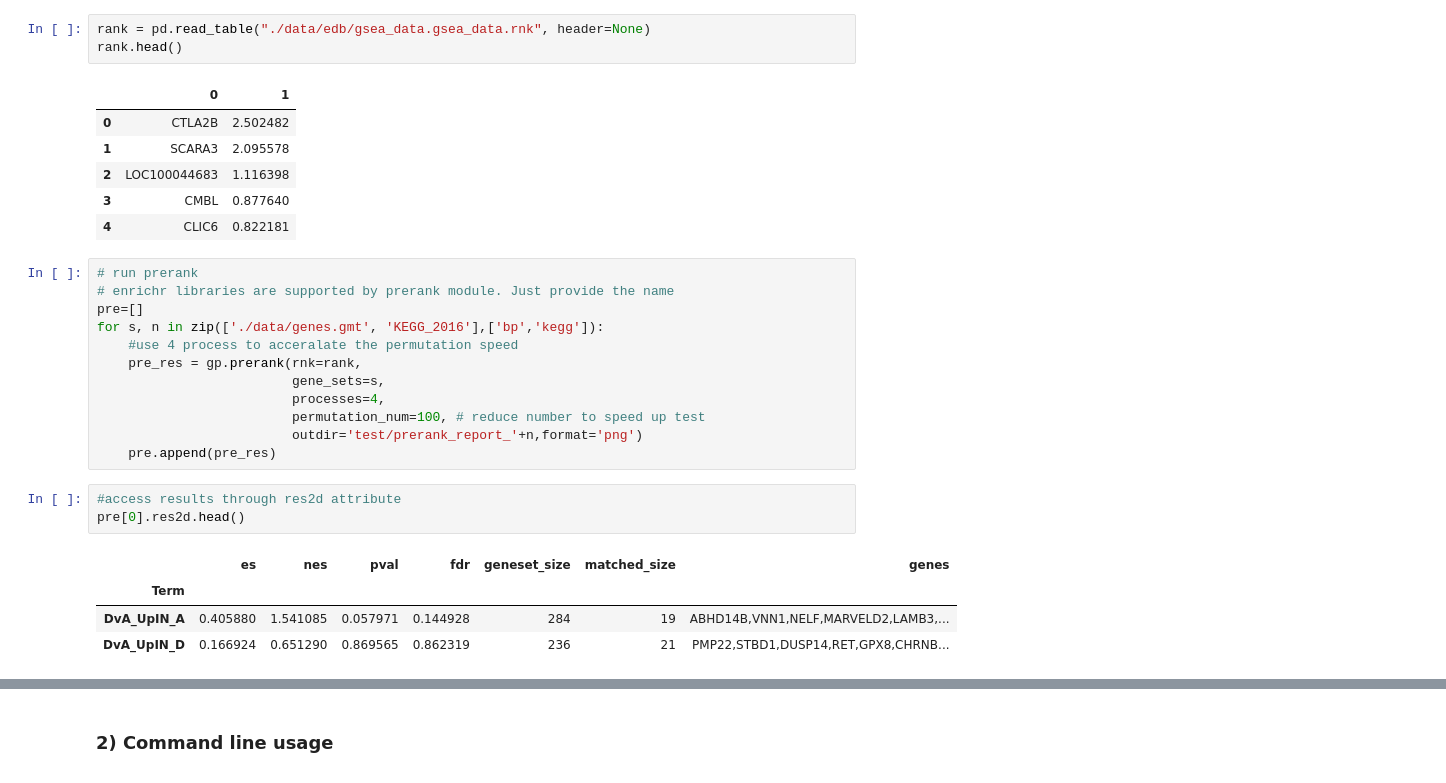
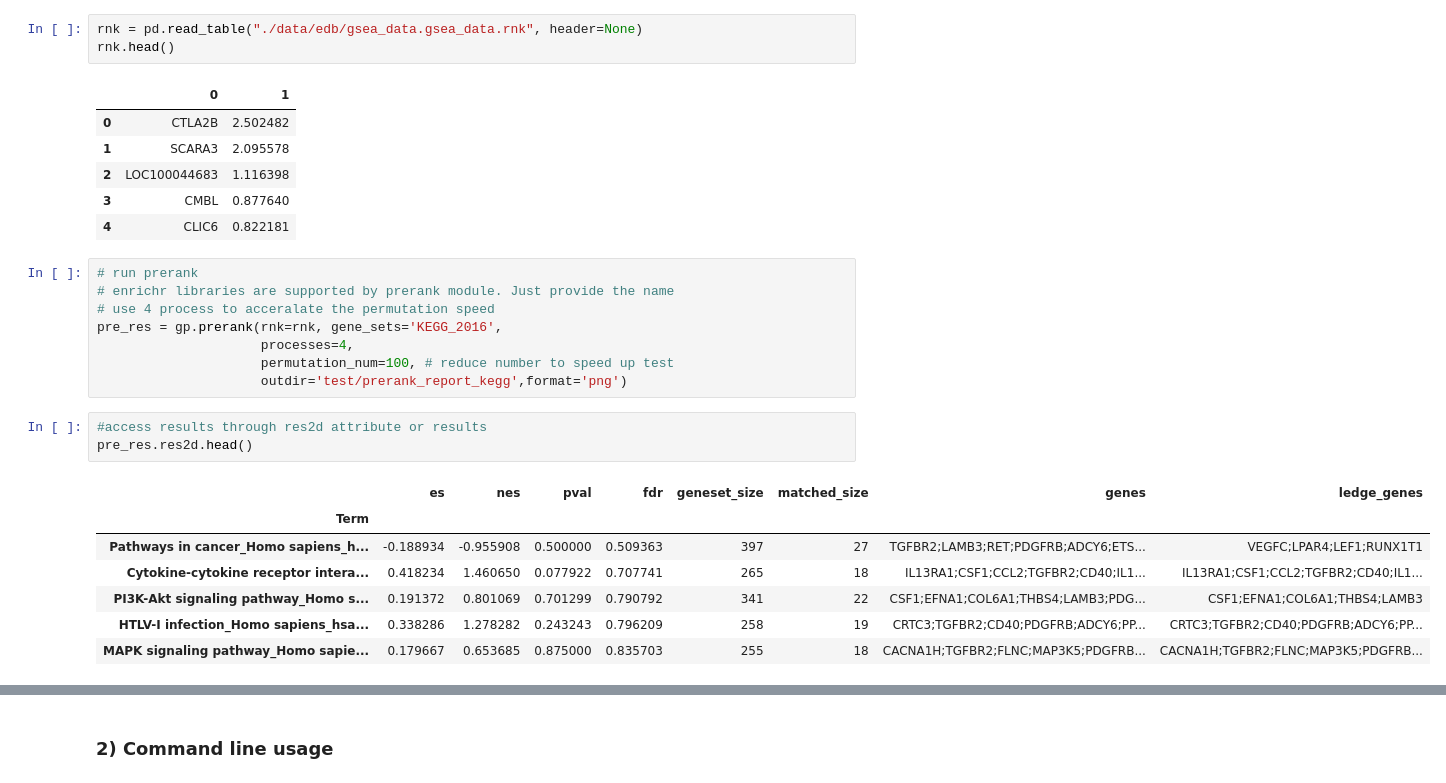
Before and after one commit to zqfang/GSEApy, a Jupyter notebook: docs/gseapy_example.ipynb, the cells around one changed output, grey strips where cells are left out. Cells and saved outputs as stored; diff of their text form.

```diff
--- a/docs/gseapy_example.ipynb
+++ b/docs/gseapy_example.ipynb
@@ -135,8 +130,8 @@ Do not include header !
 GSEApy will skip any comment lines startswith "#".
 Only contains two columns, or one cloumn with gene_name indexed when assign a ``DataFrame`` to prerank
 # %%
-rank = pd.read_table("./data/edb/gsea_data.gsea_data.rnk", header=None)
-rank.head()
+rnk = pd.read_table("./data/edb/gsea_data.gsea_data.rnk", header=None)
+rnk.head()
 # %% [output]
 |  | 0 | 1 |
 | 0 | CTLA2B | 2.502482 |
@@ -147,20 +142,19 @@ rank.head()
 # %%
 # run prerank
 # enrichr libraries are supported by prerank module. Just provide the name
-pre=[]
-for s, n in zip(['./data/genes.gmt', 'KEGG_2016'],['bp','kegg']):
-    #use 4 process to acceralate the permutation speed
-    pre_res = gp.prerank(rnk=rank,
-                         gene_sets=s,
-                         processes=4,
-                         permutation_num=100, # reduce number to speed up test
-                         outdir='test/prerank_report_'+n,format='png')
-    pre.append(pre_res)
+# use 4 process to acceralate the permutation speed
+pre_res = gp.prerank(rnk=rnk, gene_sets='KEGG_2016',
+                     processes=4,
+                     permutation_num=100, # reduce number to speed up test
+                     outdir='test/prerank_report_kegg',format='png')
 # %%
-#access results through res2d attribute
-pre[0].res2d.head()
+#access results through res2d attribute or results
+pre_res.res2d.head()
 # %% [output]
-|  | es | nes | pval | fdr | geneset_size | matched_size | genes |
-| Term |  |  |  |  |  |  |  |
-| DvA_UpIN_A | 0.405880 | 1.541085 | 0.057971 | 0.144928 | 284 | 19 | ABHD14B,VNN1,NELF,MARVELD2,LAMB3,... |
-| DvA_UpIN_D | 0.166924 | 0.651290 | 0.869565 | 0.862319 | 236 | 21 | PMP22,STBD1,DUSP14,RET,GPX8,CHRNB... |
+|  | es | nes | pval | fdr | geneset_size | matched_size | genes | ledge_genes |
+| Term |  |  |  |  |  |  |  |  |
+| Pathways in cancer_Homo sapiens_h... | -0.188934 | -0.955908 | 0.500000 | 0.509363 | 397 | 27 | TGFBR2;LAMB3;RET;PDGFRB;ADCY6;ETS... | VEGFC;LPAR4;LEF1;RUNX1T1 |
+| Cytokine-cytokine receptor intera... | 0.418234 | 1.460650 | 0.077922 | 0.707741 | 265 | 18 | IL13RA1;CSF1;CCL2;TGFBR2;CD40;IL1... | IL13RA1;CSF1;CCL2;TGFBR2;CD40;IL1... |
+| PI3K-Akt signaling pathway_Homo s... | 0.191372 | 0.801069 | 0.701299 | 0.790792 | 341 | 22 | CSF1;EFNA1;COL6A1;THBS4;LAMB3;PDG... | CSF1;EFNA1;COL6A1;THBS4;LAMB3 |
+| HTLV-I infection_Homo sapiens_hsa... | 0.338286 | 1.278282 | 0.243243 | 0.796209 | 258 | 19 | CRTC3;TGFBR2;CD40;PDGFRB;ADCY6;PP... | CRTC3;TGFBR2;CD40;PDGFRB;ADCY6;PP... |
+| MAPK signaling pathway_Homo sapie... | 0.179667 | 0.653685 | 0.875000 | 0.835703 | 255 | 18 | CACNA1H;TGFBR2;FLNC;MAP3K5;PDGFRB... | CACNA1H;TGFBR2;FLNC;MAP3K5;PDGFRB... |
```
Also changed, not shown: parts of 25 cells of this notebook, 1 other file.
